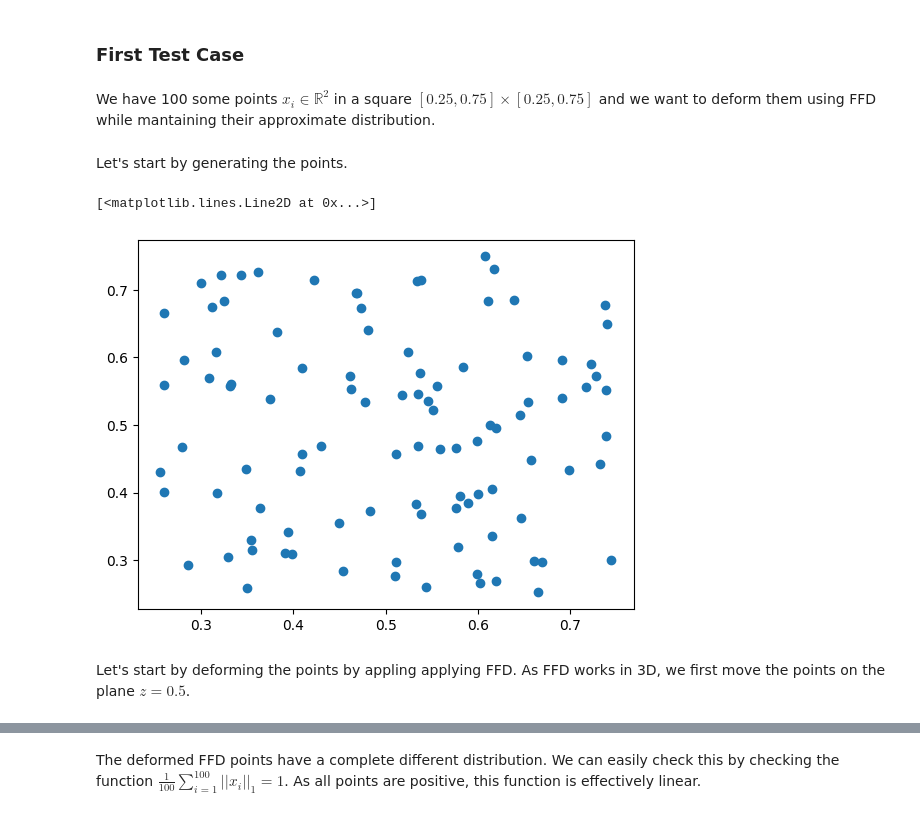
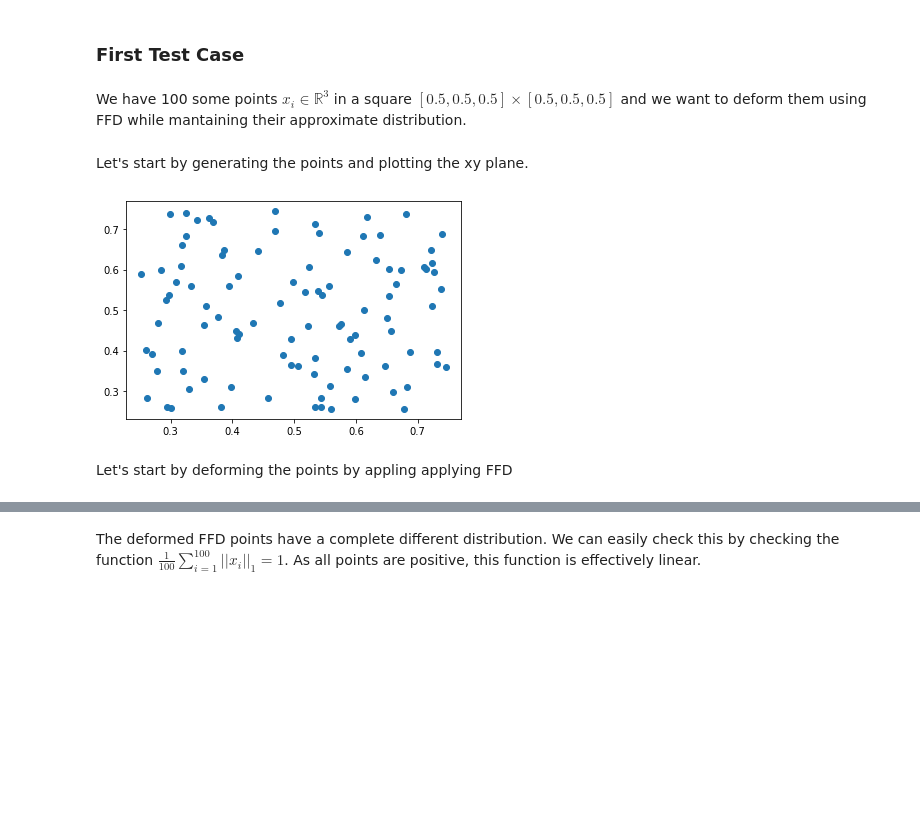
Before and after one commit to mathLab/PyGeM, a Jupyter notebook: tutorials/tutorial7/tutorial-7-cffd.ipynb, the cells around one changed output, grey strips where cells are left out. Cells and saved outputs as stored; diff of their text form; code cells hidden in the pictures; blank space fills up the shorter version.

```diff
--- a/tutorials/tutorial7/tutorial-7-cffd.ipynb
+++ b/tutorials/tutorial7/tutorial-7-cffd.ipynb
@@ -16,19 +16,17 @@ from pygem.cffd import CFFD
 import numpy as np
 import matplotlib.pyplot as plt
 # %% [markdown]
-We have 100 some points $x_{i}\in \mathbb{R}^{2}$ in a square $[0.25,0.75]\times[0.25,0.75]$ and we want to deform them using FFD while mantaining their approximate distribution.
+We have 100 some points $x_{i}\in \mathbb{R}^{3}$ in a square $[0.5,0.5,0.5]\times[0.5,0.5,0.5]$ and we want to deform them using FFD while mantaining their approximate distribution.
 # %% [markdown]
-Let's start by generating the points.
+Let's start by generating the points and plotting the xy plane.
 # %%
 import numpy as np
 import matplotlib.pyplot as plt
 np.random.seed(0)
-x = 0.5 * np.random.rand(100, 2) + 0.25
+x = 0.5 * np.random.rand(100, 3) + 0.25
 plt.plot(x[:, 0], x[:, 1], 'o')
-x = np.concatenate((x, 0.5 * np.ones((x.shape[0], 1))), axis=1)
 from pygem.ffd import FFD
 # %% [output]
-[<matplotlib.lines.Line2D at 0x...>]
-[figure, old version]
+[figure, new version]
 # %% [markdown]
-Let's start by deforming the points by appling applying FFD. As FFD works in 3D, we first move the points on the plane $z=0.5$.
+Let's start by deforming the points by appling applying FFD
```
Also changed, not shown: parts of 9 cells of this notebook, 6 other files.
